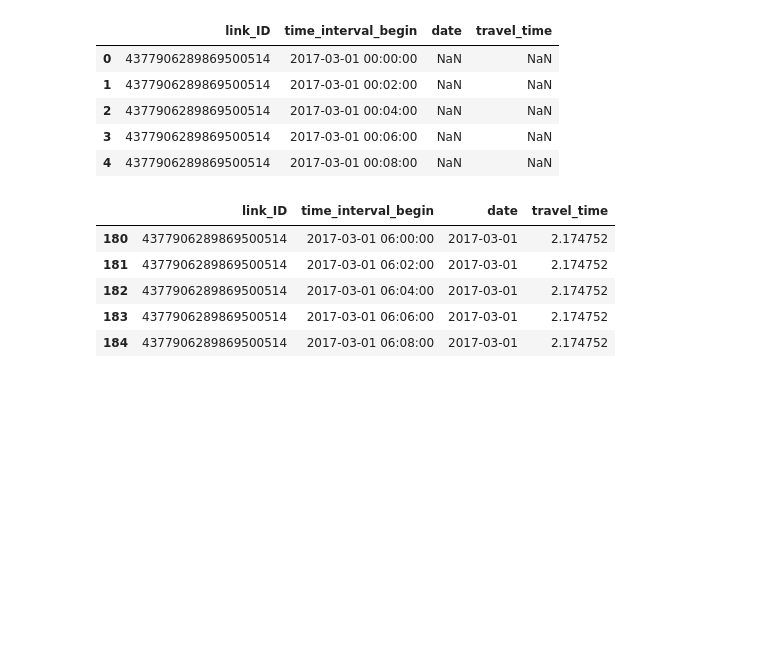
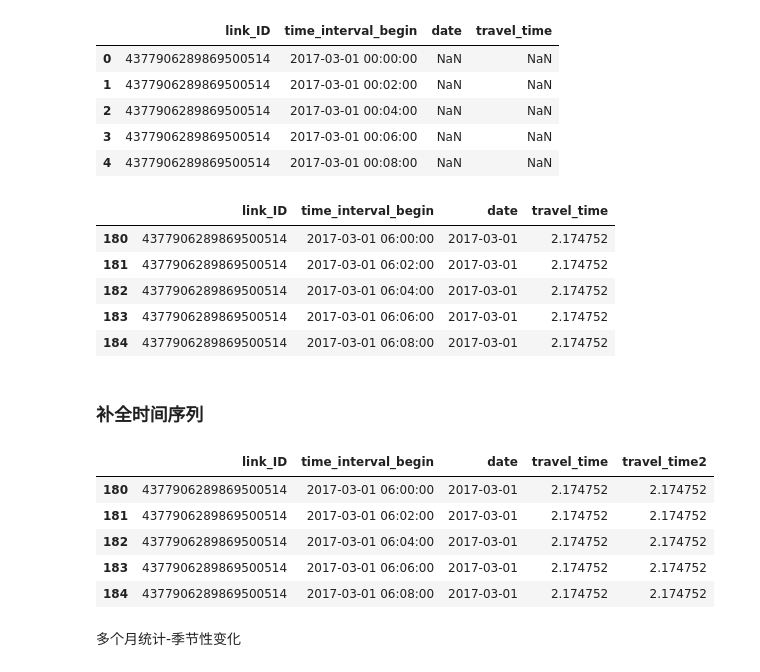
Before and after one commit to ben1234560/AiLearning-Theory-Applying, a Jupyter notebook: 机器学习竞赛实战_优胜解决方案/智慧城市-道路通行时间预测/道路通行时间预测.ipynb, the cells around one changed output. Drawn from its saved outputs; the diff is of its cells as text; code cells hidden in the pictures; blank space fills up the shorter version.

```diff
--- a/机器学习竞赛实战_优胜解决方案/智慧城市-道路通行时间预测/道路通行时间预测.ipynb
+++ b/机器学习竞赛实战_优胜解决方案/智慧城市-道路通行时间预测/道路通行时间预测.ipynb
@@ -188,3 +188,18 @@ df2.head()
 # %%
 #保存中间结果
 df2.to_csv('pre_trainning.txt',header=True,index=None,sep=';',mode='w')
+# %% [markdown]
+### 补全时间序列
+# %%
+df = df2
+df['travel_time2'] = df['travel_time']
+df.head()
+# %% [output]
+|  | link_ID | time_interval_begin | date | travel_time | travel_time2 |
+| 180 | 4377906289869500514 | 2017-03-01 06:00:00 | 2017-03-01 | 2.174752 | 2.174752 |
+| 181 | 4377906289869500514 | 2017-03-01 06:02:00 | 2017-03-01 | 2.174752 | 2.174752 |
+| 182 | 4377906289869500514 | 2017-03-01 06:04:00 | 2017-03-01 | 2.174752 | 2.174752 |
+| 183 | 4377906289869500514 | 2017-03-01 06:06:00 | 2017-03-01 | 2.174752 | 2.174752 |
+| 184 | 4377906289869500514 | 2017-03-01 06:08:00 | 2017-03-01 | 2.174752 | 2.174752 |
+# %% [markdown]
+多个月统计-季节性变化
```
Also changed, not shown: parts of 7 cells of this notebook, 1 other file.
